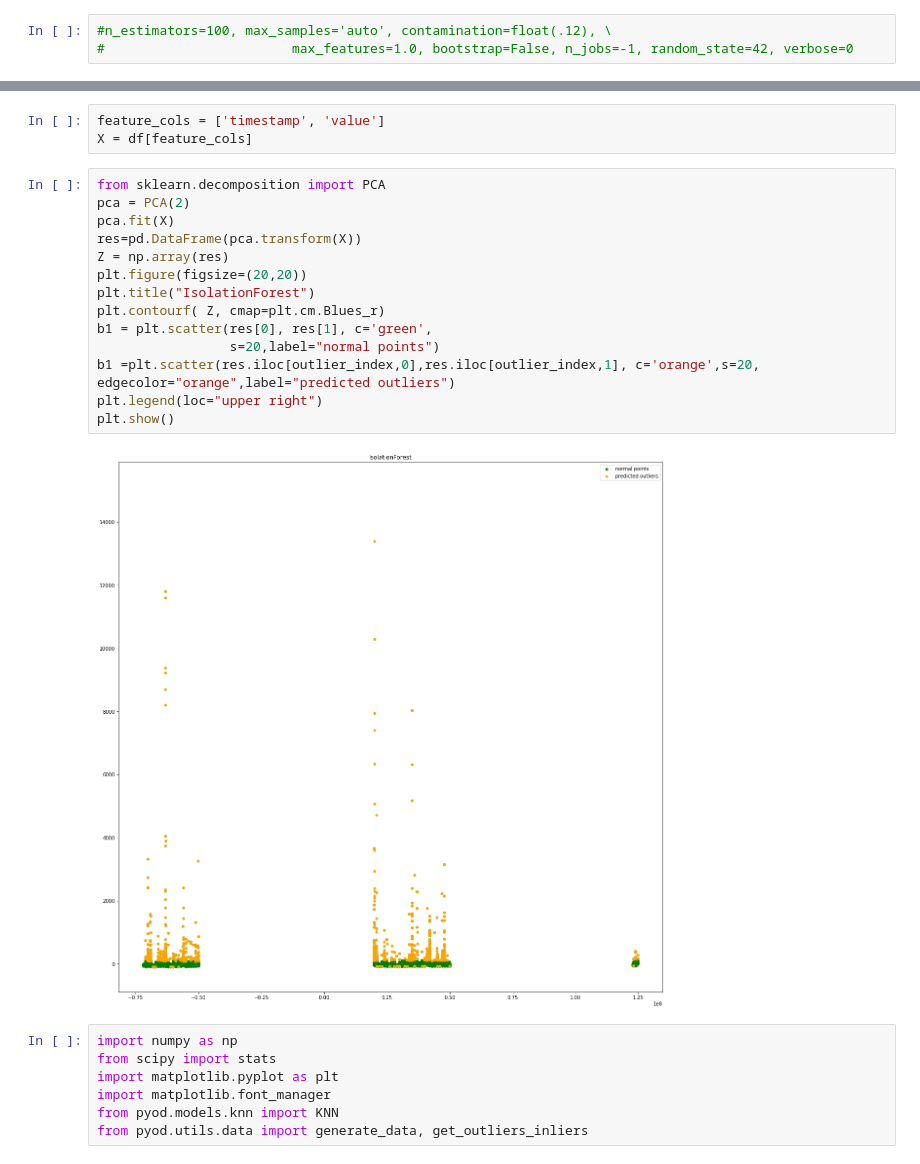
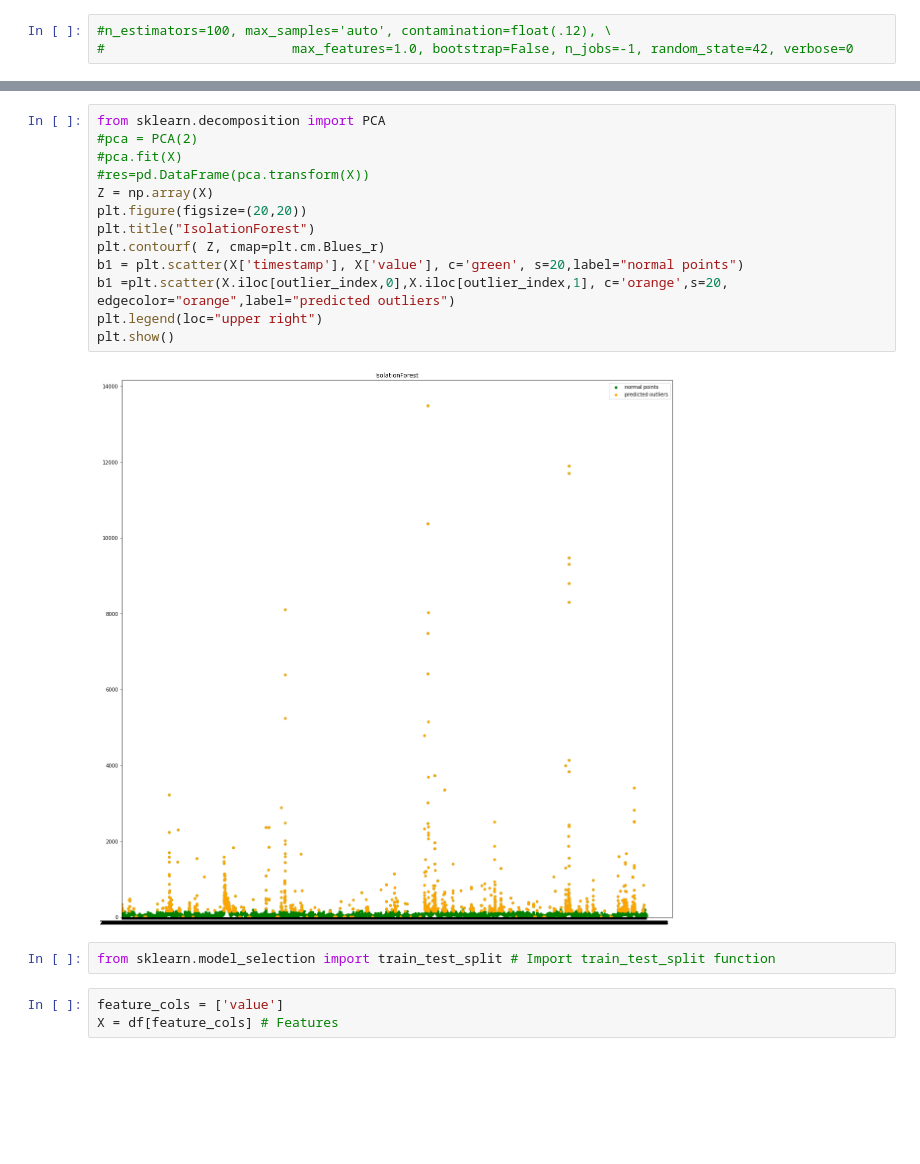
Before and after one commit to anissakhan/731-Project-6-Khan, a Jupyter notebook: Notebooks/731-Project6.ipynb, the cells around one changed output, grey strips where cells are left out. Saved outputs shown, nothing was run; the diff lists cells and outputs as text; blank space fills up the shorter version.

Commit message:
Add models

```diff
--- a/Notebooks/731-Project6.ipynb
+++ b/Notebooks/731-Project6.ipynb
@@ -244,26 +284,20 @@ df.head()
+# %%
+from sklearn.decomposition import PCA
+#pca = PCA(2)
+#pca.fit(X)
+#res=pd.DataFrame(pca.transform(X))
+Z = np.array(X)
+plt.figure(figsize=(20,20))
+plt.title("IsolationForest")
+plt.contourf( Z, cmap=plt.cm.Blues_r)
+b1 = plt.scatter(X['timestamp'], X['value'], c='green', s=20,label="normal points")
+b1 =plt.scatter(X.iloc[outlier_index,0],X.iloc[outlier_index,1], c='orange',s=20,  edgecolor="orange",label="predicted outliers")
+plt.legend(loc="upper right")
+plt.show()
+# %% [output]
+[figure, added]
+# %%
+from sklearn.model_selection import train_test_split # Import train_test_split function
 # %%
-feature_cols = ['timestamp', 'value']
-X = df[feature_cols]
+feature_cols = ['value']
+X = df[feature_cols] # Features
-# %%
-from sklearn.decomposition import PCA
-pca = PCA(2)
-pca.fit(X)
-res=pd.DataFrame(pca.transform(X))
-Z = np.array(res)
-plt.figure(figsize=(20,20))
-plt.title("IsolationForest")
-plt.contourf( Z, cmap=plt.cm.Blues_r)
-b1 = plt.scatter(res[0], res[1], c='green',
-                 s=20,label="normal points")
-b1 =plt.scatter(res.iloc[outlier_index,0],res.iloc[outlier_index,1], c='orange',s=20,  edgecolor="orange",label="predicted outliers")
-plt.legend(loc="upper right")
-plt.show()
-# %% [output]
-[figure, removed]
-# %%
-import numpy as np
-from scipy import stats
-import matplotlib.pyplot as plt
-import matplotlib.font_manager
-from pyod.models.knn import KNN
-from pyod.utils.data import generate_data, get_outliers_inliers
```
Also changed, not shown: parts of 26 cells of this notebook.
